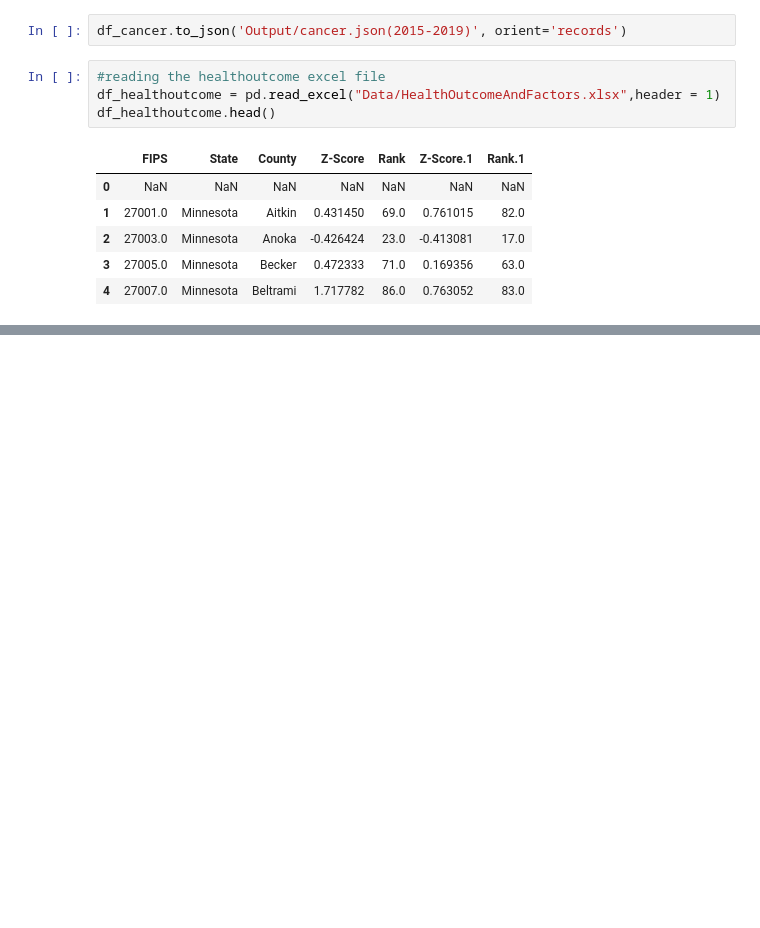
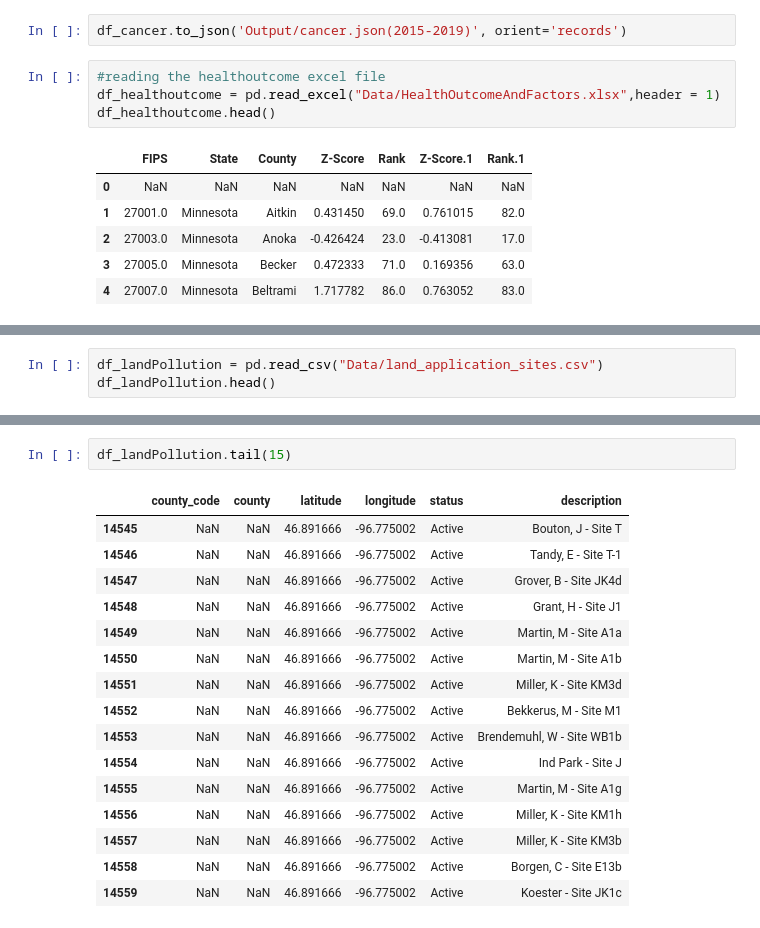
Before and after one commit to rolisingh10/Project-3, a Jupyter notebook: Project_3.ipynb, the cells around one changed output, grey strips where cells are left out. Saved outputs shown, nothing was run; the diff lists cells and outputs as text; blank space fills up the shorter version.

```diff
--- a/Project_3.ipynb
+++ b/Project_3.ipynb
@@ -176,0 +177,3 @@ df_healthoutcome.to_json('Output/healthoutcome.json(2023)', orient='records', li
+# %%
+df_landPollution = pd.read_csv("Data/land_application_sites.csv")
+df_landPollution.head()
@@ -176,0 +251,19 @@ df_healthoutcome.to_json('Output/healthoutcome.json(2023)', orient='records', li
+# %%
+df_landPollution.tail(15)
+# %% [output]
+|  | county_code | county | latitude | longitude | status | description |
+| 14545 | NaN | NaN | 46.891666 | -96.775002 | Active | Bouton, J - Site T |
+| 14546 | NaN | NaN | 46.891666 | -96.775002 | Active | Tandy, E - Site T-1 |
+| 14547 | NaN | NaN | 46.891666 | -96.775002 | Active | Grover, B - Site JK4d |
+| 14548 | NaN | NaN | 46.891666 | -96.775002 | Active | Grant, H - Site J1 |
+| 14549 | NaN | NaN | 46.891666 | -96.775002 | Active | Martin, M - Site A1a |
+| 14550 | NaN | NaN | 46.891666 | -96.775002 | Active | Martin, M - Site A1b |
+| 14551 | NaN | NaN | 46.891666 | -96.775002 | Active | Miller, K - Site KM3d |
+| 14552 | NaN | NaN | 46.891666 | -96.775002 | Active | Bekkerus, M - Site M1 |
+| 14553 | NaN | NaN | 46.891666 | -96.775002 | Active | Brendemuhl, W - Site WB1b |
+| 14554 | NaN | NaN | 46.891666 | -96.775002 | Active | Ind Park - Site J |
+| 14555 | NaN | NaN | 46.891666 | -96.775002 | Active | Martin, M - Site A1g |
+| 14556 | NaN | NaN | 46.891666 | -96.775002 | Active | Miller, K - Site KM1h |
+| 14557 | NaN | NaN | 46.891666 | -96.775002 | Active | Miller, K - Site KM3b |
+| 14558 | NaN | NaN | 46.891666 | -96.775002 | Active | Borgen, C - Site E13b |
+| 14559 | NaN | NaN | 46.891666 | -96.775002 | Active | Koester - Site JK1c |
```
Also changed, not shown: parts of 12 cells of this notebook, 3 other files.
